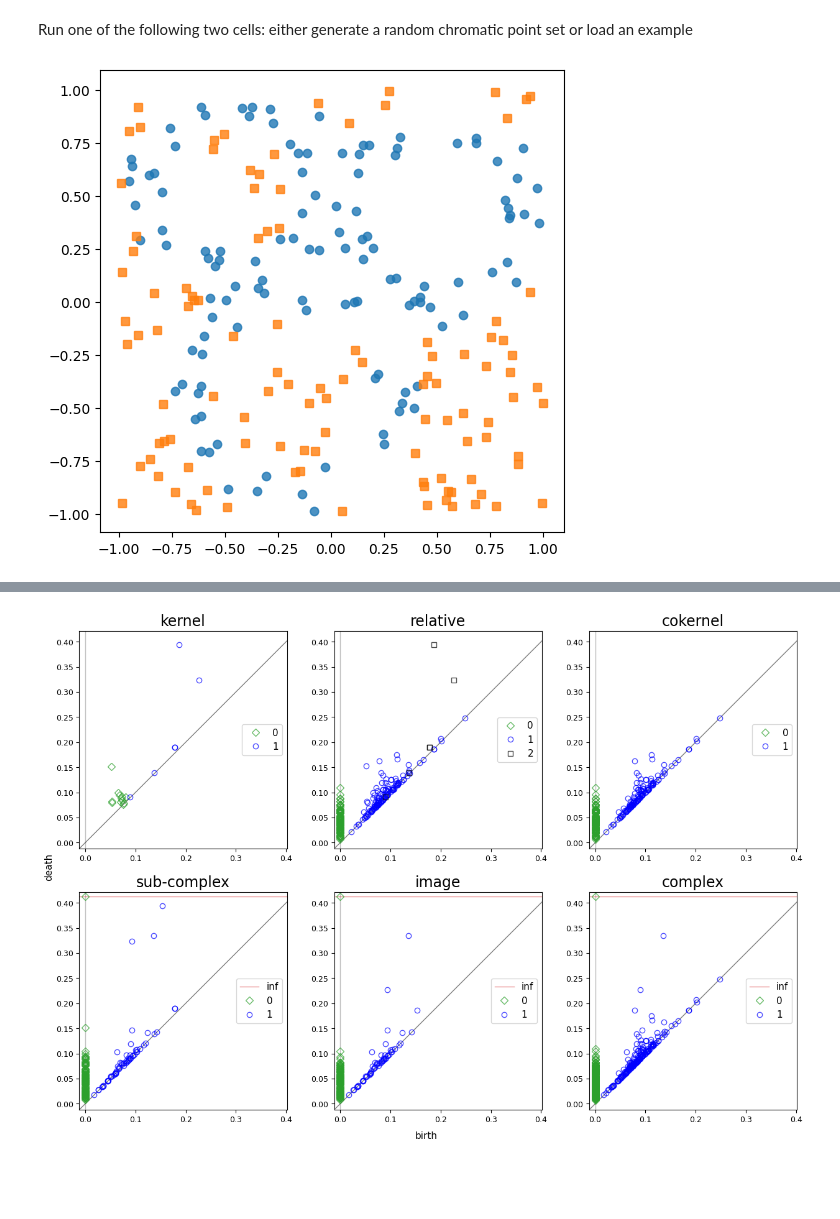
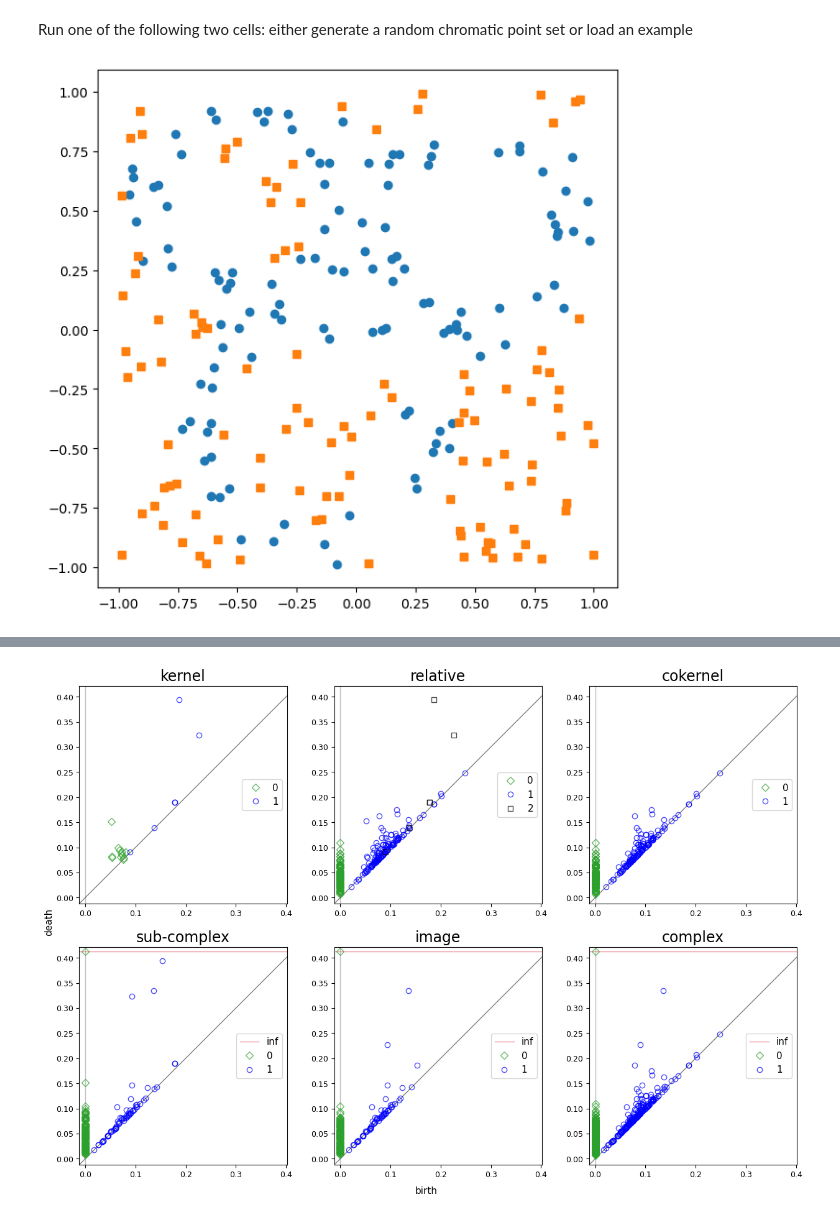
Before and after one commit to OnDraganov/chromatic-tda, a Jupyter notebook: manual.ipynb, the cells around one changed output, grey strips where cells are left out. Drawn from its saved outputs; the diff is of its cells as text; code cells hidden in the pictures; blank space fills up the shorter version.

```diff
--- a/manual.ipynb
+++ b/manual.ipynb
@@ -23,14 +23,9 @@ import json
 with open('examples/chromatic_point_clouds/three_circles_2-colors_background.json','r') as file:
     data = json.load(file)
 points, labels = data['points'], data['labels']
-# %%
-# Plot data
-plt.figure(figsize=(6,6))
-for label in (0,1):
-    plt.plot(*zip(*[pt for pt, lab in zip(points, labels) if lab==label]),
-             linestyle='None', alpha=.8,
-             marker={0:'o', 1:'s'}[label], color={0:'tab:blue', 1:'tab:orange'}[label])
-plt.gca().set_aspect('equal')
-plt.show()
-# %% [output]
-[figure, removed]
+# %%
+# Plot data
+chro.plot_labeled_point_set(points, labels)
+plt.show()
+# %% [output]
+[figure, added]
```
Also changed, not shown: parts of 29 cells of this notebook.
